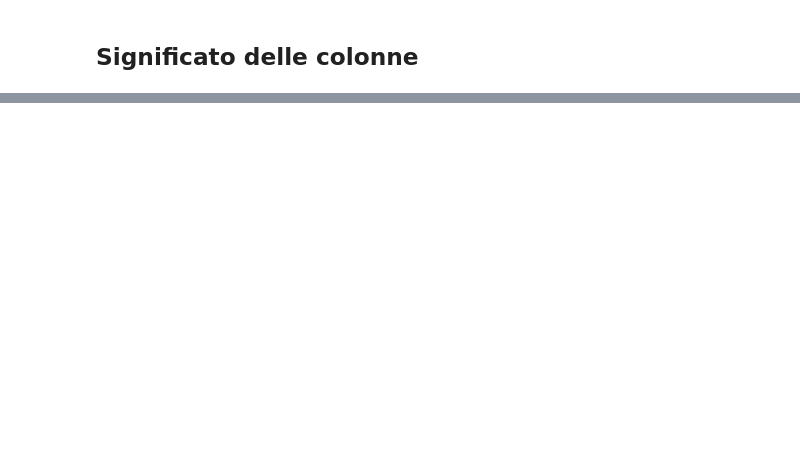
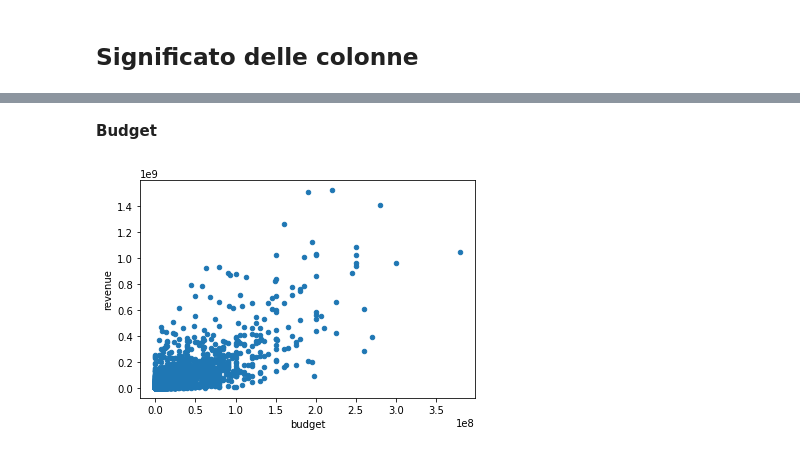
Before and after one commit to sergiorolnic/datascience, a Jupyter notebook: datascience_project.ipynb, the cells around one changed output, grey strips where cells are left out. Drawn from its saved outputs; the diff is of its cells as text; code cells hidden in the pictures; blank space fills up the shorter version.

```diff
--- a/datascience_project.ipynb
+++ b/datascience_project.ipynb
@@ -78,0 +118,6 @@ array(['Released', 'Rumored'], dtype=object)
+# %%
+train_data['belongs_to_a_collection'] = train_data['belongs_to_collection'].apply(lambda x: 0 if pd.isna(x) else 1)
+train_data = train_data.drop(columns='belongs_to_collection')
+
+train_data['homepage_is_present'] = train_data['homepage'].apply(lambda x: 0 if pd.isna(x) else 1)
+train_data = train_data.drop(columns='homepage')
@@ -78,0 +132,6 @@ array(['Released', 'Rumored'], dtype=object)
+# %% [markdown]
+**Budget**
+# %%
+train_data.plot.scatter("budget", "revenue");
+# %% [output]
+[figure, added]
```
Also changed, not shown: parts of 31 cells of this notebook.
